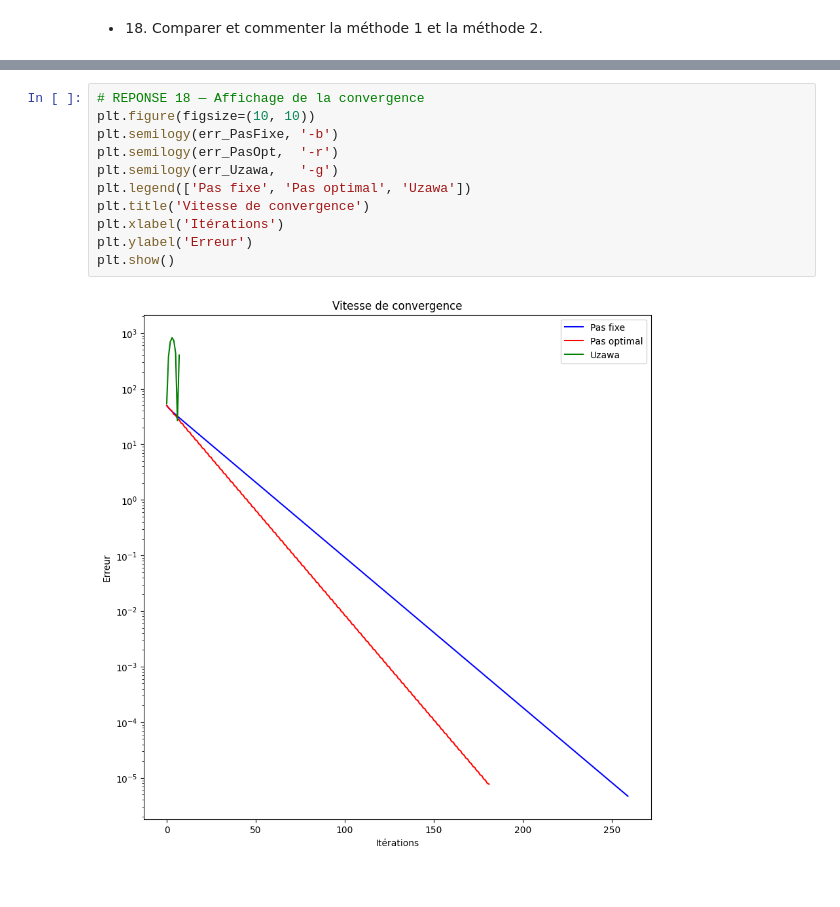
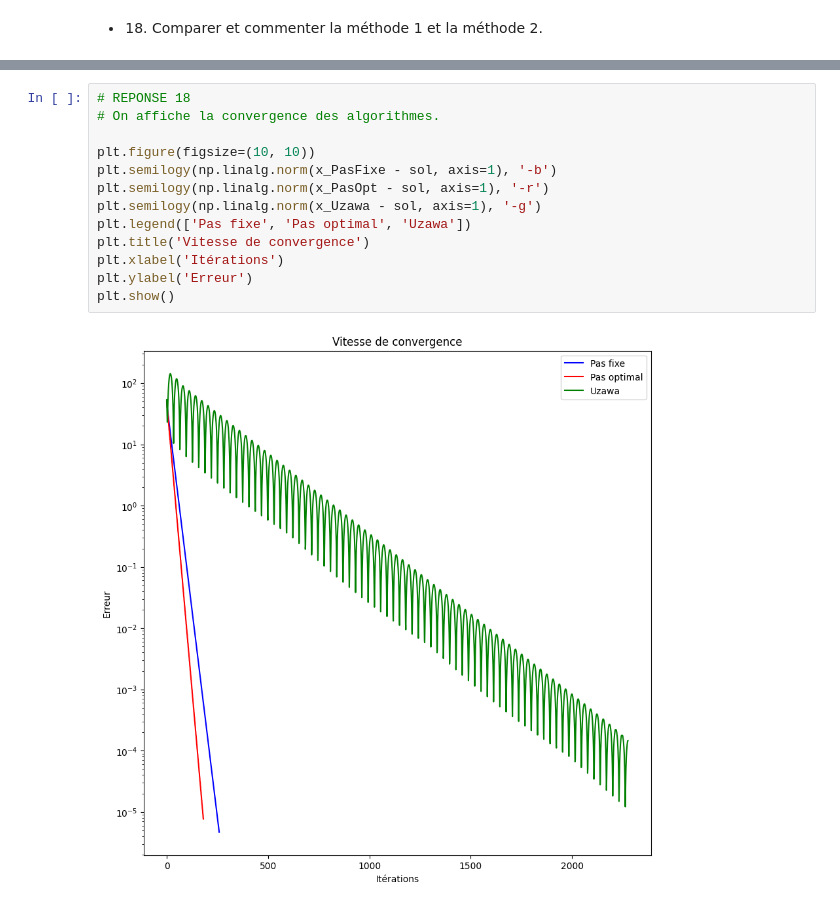
Before and after one commit to mynick12/Projet_opti, a Jupyter notebook: Multi-contraintes_Goudenege_corrected.ipynb, the cells around one changed output, grey strips where cells are left out. Saved outputs shown, nothing was run; the diff lists cells and outputs as text.

```diff
--- a/Multi-contraintes_Goudenege_corrected.ipynb
+++ b/Multi-contraintes_Goudenege_corrected.ipynb
@@ -1578,13 +1633,15 @@ soit borné inférieurement ; cette condition n est pas satisfaite
 # %%
-# REPONSE 18 — Affichage de la convergence
+# REPONSE 18
+# On affiche la convergence des algorithmes.
+
 plt.figure(figsize=(10, 10))
-plt.semilogy(err_PasFixe, '-b')
-plt.semilogy(err_PasOpt,  '-r')
-plt.semilogy(err_Uzawa,   '-g')
+plt.semilogy(np.linalg.norm(x_PasFixe - sol, axis=1), '-b')
+plt.semilogy(np.linalg.norm(x_PasOpt - sol, axis=1), '-r')
+plt.semilogy(np.linalg.norm(x_Uzawa - sol, axis=1), '-g')
 plt.legend(['Pas fixe', 'Pas optimal', 'Uzawa'])
 plt.title('Vitesse de convergence')
 plt.xlabel('Itérations')
 plt.ylabel('Erreur')
 plt.show()
 # %% [output]
-[figure, old version]
+[figure, new version]
```
Also changed, not shown: parts of 5 cells of this notebook.
